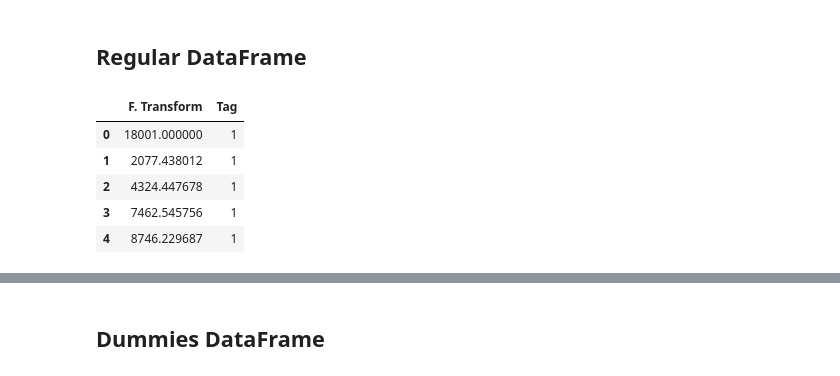
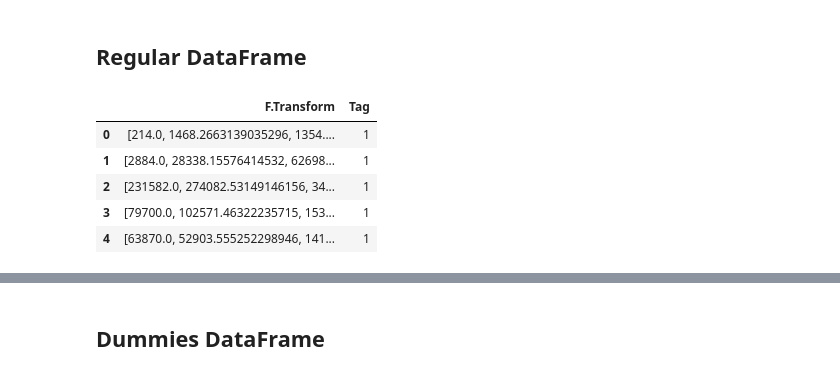
Before and after one commit to JaimeSanz28/Ninja-Turtles, a Jupyter notebook: notebooks/neural_training.ipynb, the cells around one changed output, grey strips where cells are left out. Drawn from its saved outputs; the diff is of its cells as text; code cells hidden in the pictures.

```diff
--- a/notebooks/neural_training.ipynb
+++ b/notebooks/neural_training.ipynb
@@ -26,12 +25,12 @@ from sklearn.metrics import confusion_matrix
 # %% [markdown]
 ## Regular DataFrame
 # %%
-train = pd.read_csv('../output/fam_df.csv', index_col=0)
+train = pd.read_pickle('../output/fam_df.csv')
 train.head()
 # %% [output]
-|  | F. Transform | Tag |
-| 0 | 18001.000000 | 1 |
-| 1 | 2077.438012 | 1 |
-| 2 | 4324.447678 | 1 |
-| 3 | 7462.545756 | 1 |
-| 4 | 8746.229687 | 1 |
+|  | F.Transform | Tag |
+| 0 | [214.0, 1468.2663139035296, 1354.... | 1 |
+| 1 | [2884.0, 28338.15576414532, 62698... | 1 |
+| 2 | [231582.0, 274082.53149146156, 34... | 1 |
+| 3 | [79700.0, 102571.46322235715, 153... | 1 |
+| 4 | [63870.0, 52903.555252298946, 141... | 1 |
```
Also changed, not shown: parts of 51 cells of this notebook.
